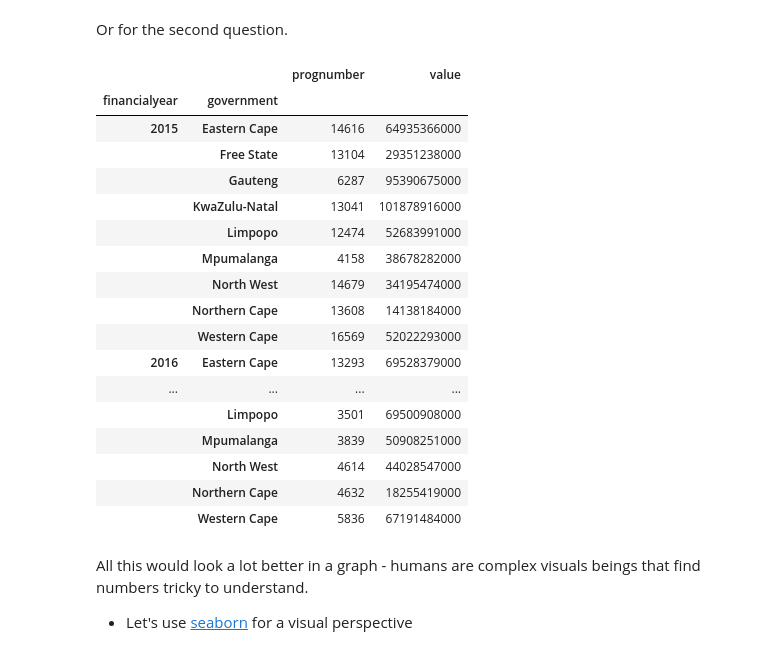
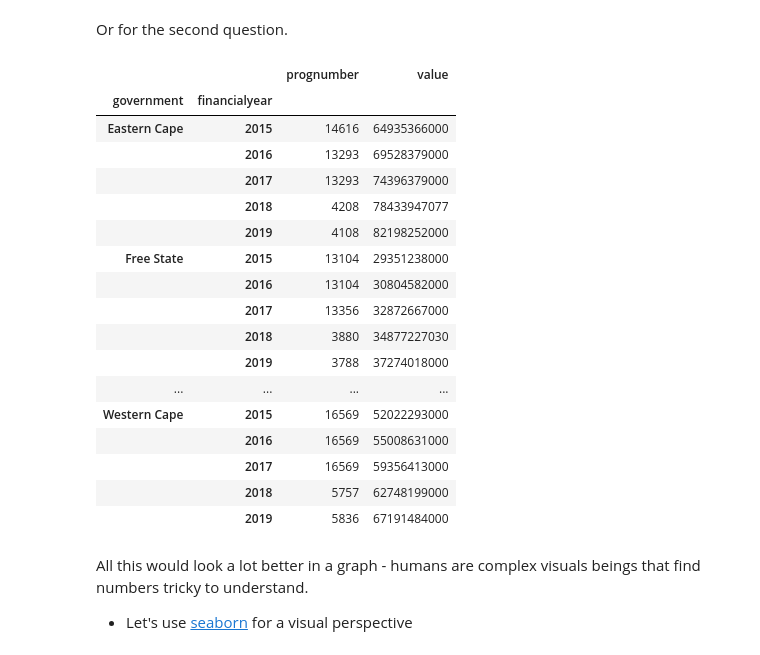
Before and after one commit to mabu-dev/Intro2ML-and-DS, a Jupyter notebook: examples/NEMISA-Hack/Intro2DataScienceTools.ipynb, the cells around one changed output. Cells and saved outputs as stored; diff of their text form; code cells hidden in the pictures.

```diff
--- a/examples/NEMISA-Hack/Intro2DataScienceTools.ipynb
+++ b/examples/NEMISA-Hack/Intro2DataScienceTools.ipynb
@@ -156,26 +156,26 @@ eda_df.groupby(["government"]).sum().sort_values(by="value", ascending=False)[["
 # %% [markdown]
 Or for the second question.
 # %%
-eda_df.groupby(["financialyear", "government"]).sum()
+eda_df.groupby(["government", "financialyear"]).sum()
 # %% [output]
 |  |  | prognumber | value |
-| financialyear | government |  |  |
-| 2015 | Eastern Cape | 14616 | 64935366000 |
-|  | Free State | 13104 | 29351238000 |
-|  | Gauteng | 6287 | 95390675000 |
-|  | KwaZulu-Natal | 13041 | 101878916000 |
-|  | Limpopo | 12474 | 52683991000 |
-|  | Mpumalanga | 4158 | 38678282000 |
-|  | North West | 14679 | 34195474000 |
-|  | Northern Cape | 13608 | 14138184000 |
-|  | Western Cape | 16569 | 52022293000 |
-| 2016 | Eastern Cape | 13293 | 69528379000 |
+| government | financialyear |  |  |
+| Eastern Cape | 2015 | 14616 | 64935366000 |
+|  | 2016 | 13293 | 69528379000 |
+|  | 2017 | 13293 | 74396379000 |
+|  | 2018 | 4208 | 78433947077 |
+|  | 2019 | 4108 | 82198252000 |
+| Free State | 2015 | 13104 | 29351238000 |
+|  | 2016 | 13104 | 30804582000 |
+|  | 2017 | 13356 | 32872667000 |
+|  | 2018 | 3880 | 34877227030 |
+|  | 2019 | 3788 | 37274018000 |
 | ... | ... | ... | ... |
-|  | Limpopo | 3501 | 69500908000 |
-|  | Mpumalanga | 3839 | 50908251000 |
-|  | North West | 4614 | 44028547000 |
-|  | Northern Cape | 4632 | 18255419000 |
-|  | Western Cape | 5836 | 67191484000 |
+| Western Cape | 2015 | 16569 | 52022293000 |
+|  | 2016 | 16569 | 55008631000 |
+|  | 2017 | 16569 | 59356413000 |
+|  | 2018 | 5757 | 62748199000 |
+|  | 2019 | 5836 | 67191484000 |
 # %% [markdown]
 All this would look a lot better in a graph - humans are complex visuals beings that find numbers tricky to understand.
 - Let's use [seaborn](https://seaborn.pydata.org/index.html) for a visual perspective
```
Also changed, not shown: parts of 2 cells of this notebook, 2 other files.
